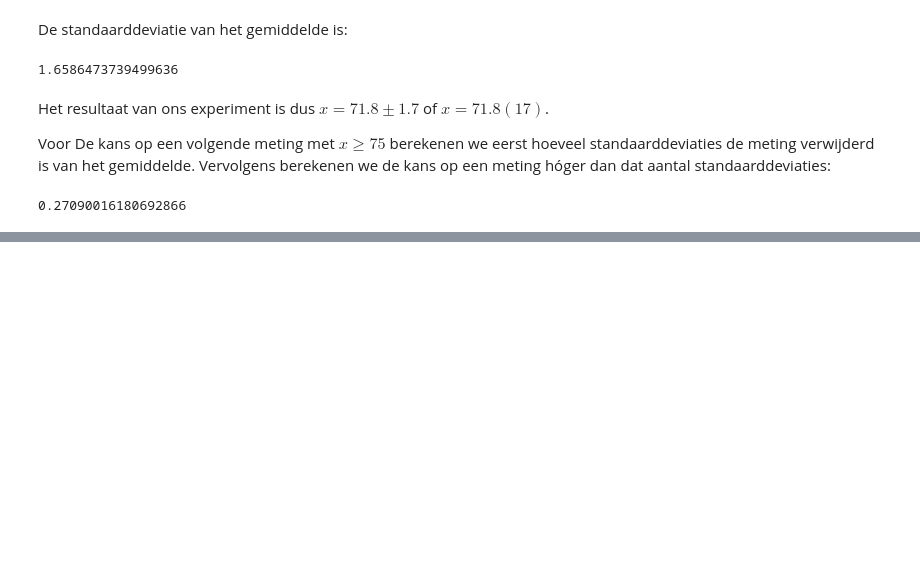
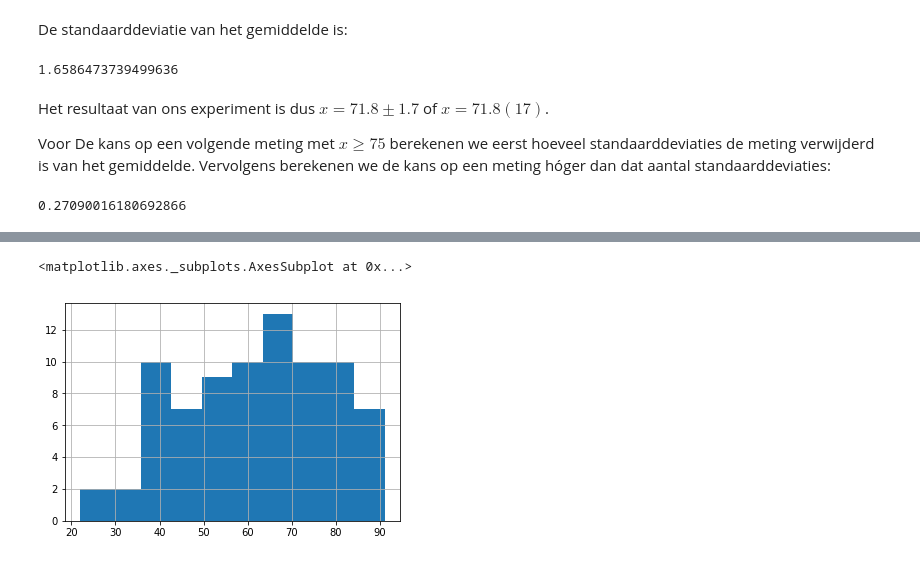
Before and after one commit to davidfokkema/data-analyse, a Jupyter notebook: notebooks/uitwerkingen-opgaven.ipynb, the cells around one changed output, grey strips where cells are left out. Saved outputs shown, nothing was run; the diff lists cells and outputs as text; code cells hidden in the pictures; blank space fills up the shorter version.

Commit message:
Uitwerkingen 1.5, histogram, normale verdeling

```diff
--- a/notebooks/uitwerkingen-opgaven.ipynb
+++ b/notebooks/uitwerkingen-opgaven.ipynb
@@ -88,0 +97,3 @@ erfc(dist_sigma / sqrt(2)) / 2
+# %%
+data = pd.read_csv('80-metingen.txt')
+data.describe()
@@ -88,0 +110,5 @@ erfc(dist_sigma / sqrt(2)) / 2
+# %%
+data.y.hist()
+# %% [output]
+<matplotlib.axes._subplots.AxesSubplot at 0x...>
+[figure, added]
```
Also changed, not shown: parts of 15 cells of this notebook, 1 other file.
